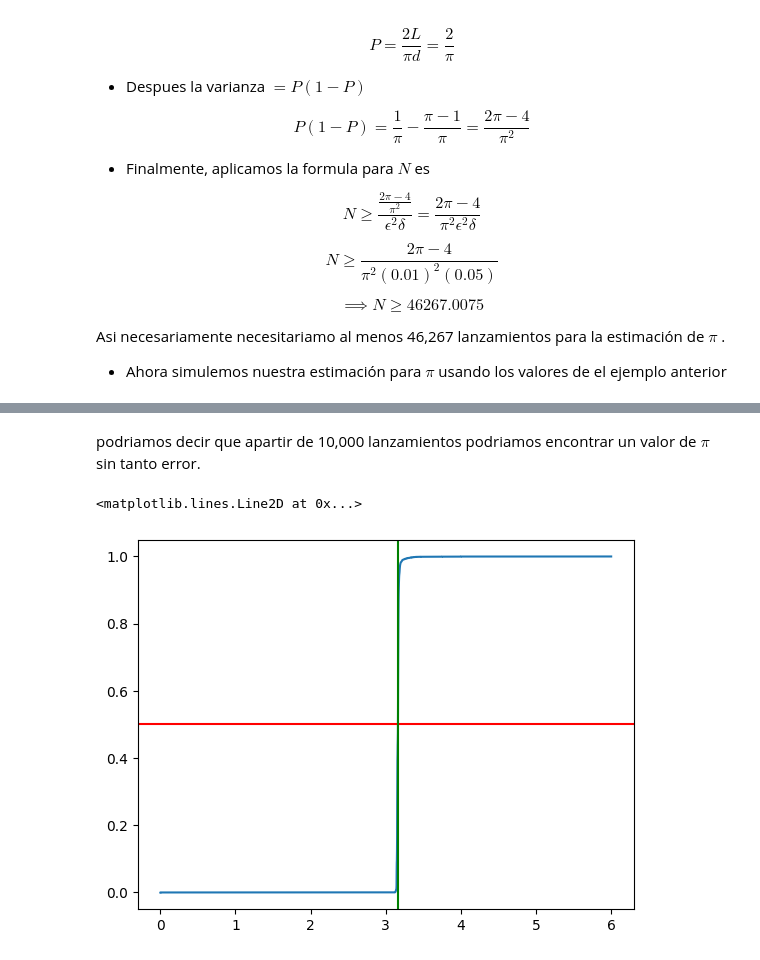
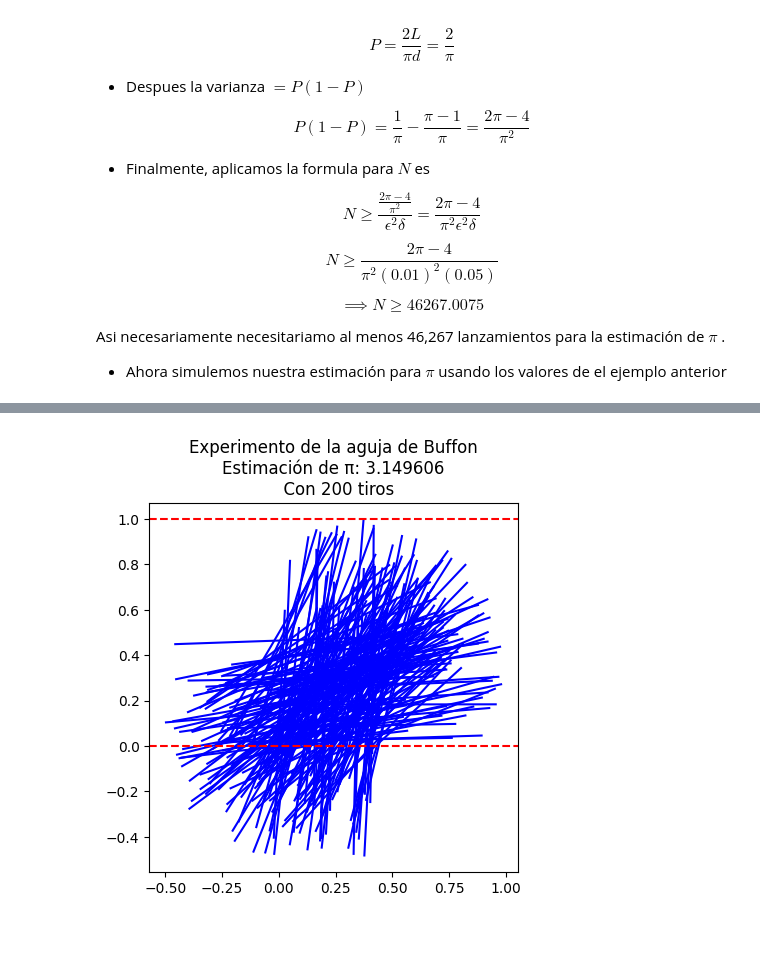
Before and after one commit to MaricelaMH/Simulacion-1, a Jupyter notebook: PI_BUFFON.ipynb, the cells around one changed output, grey strips where cells are left out. Saved outputs shown, nothing was run; the diff lists cells and outputs as text; code cells hidden in the pictures; blank space fills up the shorter version.

```diff
--- a/PI_BUFFON.ipynb
+++ b/PI_BUFFON.ipynb
@@ -147 +141,9 @@ estimacion, crosses, x_end1, x_end2, y_end1, y_end2 = pi_buffon(1.0,1.0,46267)
+# %%
+# Parámetros del experimento
+N = 200
+L = 1.0
+D = 1.0
+
+# Realizamos el experimento
+pi_est, agujas = buffon_experiment(N, L, D)
 # %%
@@ -153,20 +153,0 @@ Estimación final de π: 3.144955
-# %%
-# Gráfica del experimento
-fig, ax = plt.subplots(figsize=(10, 5))
-
-# Dibujamos las líneas paralelas
-for i in range(int(max(y_end1) // D) + 2):
-    ax.axhline(i * D, color='grey', linestyle='--', linewidth=1)
-
-# Mostramos solo las primeras 100 estimaciones para la gráfica
-for i in range(min(100, N)): # Mostramos las primeras 100 agujas para no saturar la gráfica
-    color = 'red' if crosses[i] else 'blue'
-    ax.plot([x_end1[i], x_end2[i]], [y_end1[i], y_end2[i]], color=color)
-
-# Configuración de la gráfica
-ax.set_xlim(0, D)
-ax.set_ylim(-0.1, 1.1)
-ax.set_title(f'Experimento de la aguja de Buffon\nEstimación de π: {final_pi_est:.6f}')
-ax.set_xlabel('X')
-ax.set_ylabel('Y')
-plt.show()
@@ -201,2 +153,0 @@ plt.axvline(10000,color="purple")
-# %% [markdown]
-podriamos decir que apartir de 10,000 lanzamientos podriamos encontrar un valor de $\pi$ sin tanto error.
@@ -211,7 +154,16 @@ x,y = cdf(estimacion) #Obtenemos los valores de x , y
-# %%
-plt.step(x,y)
-plt.axhline(0.5,color="red")  #Graficamos una línea horizontal en y=0.5 (punto medio)
-plt.axvline(mu,color="green") #Graficamos la media
-# %% [output]
-<matplotlib.lines.Line2D at 0x...>
-[figure, removed]
+# %%
+# Graficamos las agujas
+fig, ax = plt.subplots()
+for aguja in agujas:
+    (x1, y1), (x2, y2) = aguja
+    ax.plot([x1, x2], [y1, y2], 'b-')
+
+# Dibujamos las líneas paralelas
+for i in range(int(D) + 1):
+    ax.axhline(i, color='r', linestyle='--')
+
+ax.set_aspect('equal', 'box')
+plt.title(f"Experimento de la aguja de Buffon\nEstimación de π: {pi_est:.6f}\n  Con {N} tiros")
+plt.show()
+# %% [output]
+[figure, added]
```
Also changed, not shown: parts of 15 cells of this notebook.
